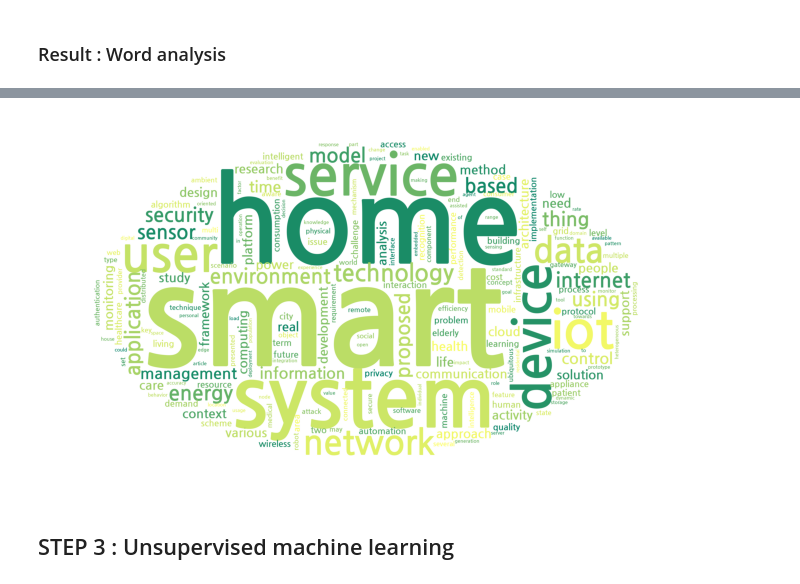
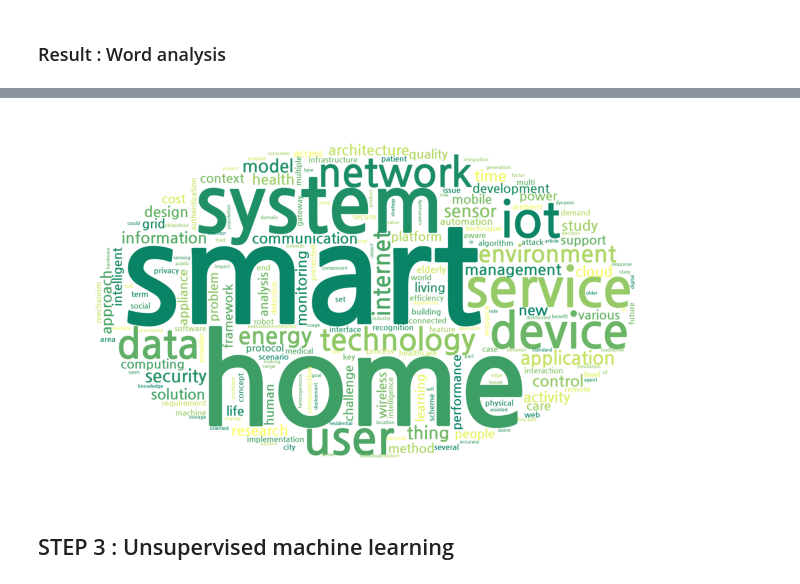
Before and after one commit to Geunhyeong-Han/shs-literature-text-mining, a Jupyter notebook: main.ipynb, the cells around one changed output, grey strips where cells are left out. Cells and saved outputs as stored; diff of their text form; code cells hidden in the pictures.

```diff
--- a/main.ipynb
+++ b/main.ipynb
@@ -649,35 +649,43 @@ dot_product = tfidf_array.T.dot(tfidf_array)
 dot_product_means = np.mean(dot_product, axis=0).reshape(-1, 1)
 
 lda_model = LatentDirichletAllocation(n_components=1)
 lda_model.fit(tfidf_array)
 lda_scores = lda_model.components_[0].reshape(-1, 1)
 
 scaler = MinMaxScaler()
 scaled_values = scaler.fit_transform(np.hstack([tfidf_means, cosine_means, cosine_similarities, dot_product_means, lda_scores]))
 
 keyword_values = np.sum(scaled_values, axis=1)
 
 if np.isnan(keyword_values).any():
     keyword_values = np.nan_to_num(keyword_values)
 
 palettes = ['spring', 'summer', 'seismic','PuBu']
 
+stopwords_list = ['based','proposed','two','may','existing','low','need' ,'using','real']
+stopwords_set = set(stopwords_list)
+
+frequencies = dict(zip(vectorizer.get_feature_names_out(), keyword_values))
+filtered_frequencies = {word: freq for word, freq in frequencies.items() if word not in stopwords_set}
+
 # 워드 클라우드 그리기
 wordcloud = WordCloud(background_color ='White',
                       mode="RGB",
                       mask = shs_mask,
                       colormap='summer',
                       width = 800,
                       height = 800,
                       font_path=path,
-                      scale=7,stopwords = list(stop_words).append('proposed')).generate_from_frequencies(dict(zip(vectorizer.get_feature_names_out(), keyword_values)))
+                      scale=7, stopwords = set(stopwords_list),
+                      random_state=7,
+                      ).generate_from_frequencies(filtered_frequencies)
 
 plt.axis('off')
 plt.tight_layout(pad=0)
 plt.imshow(wordcloud, interpolation='antialiased')
 plt.show()
 # %% [output]
-[figure, old version]
+[figure, new version]
 # %% [markdown]
 ## STEP 3 : Unsupervised machine learning
 # %%
```
Also changed, not shown: parts of 7 cells of this notebook.
